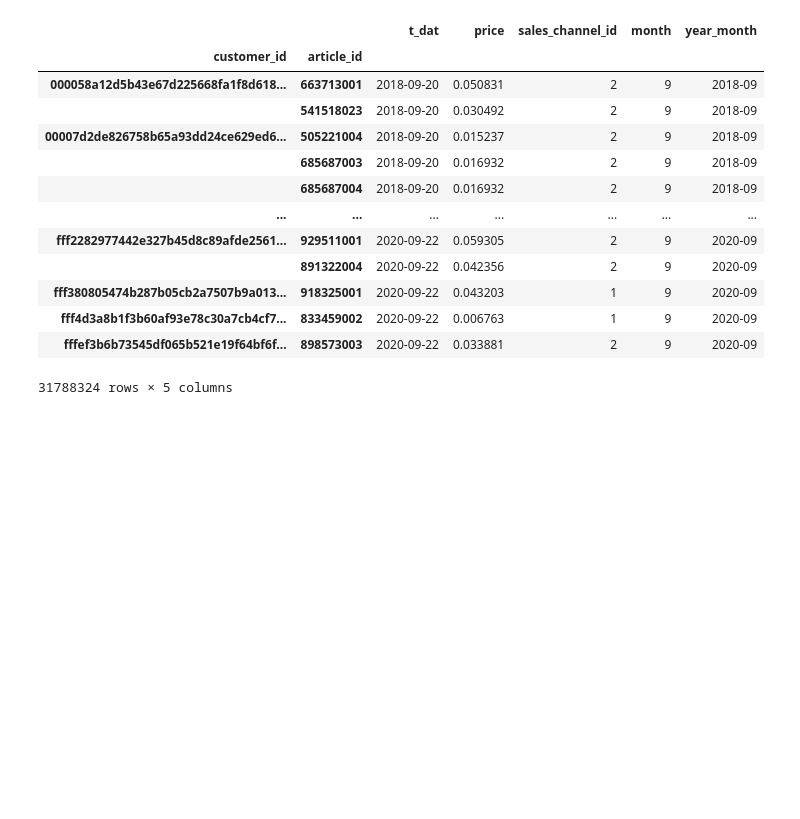
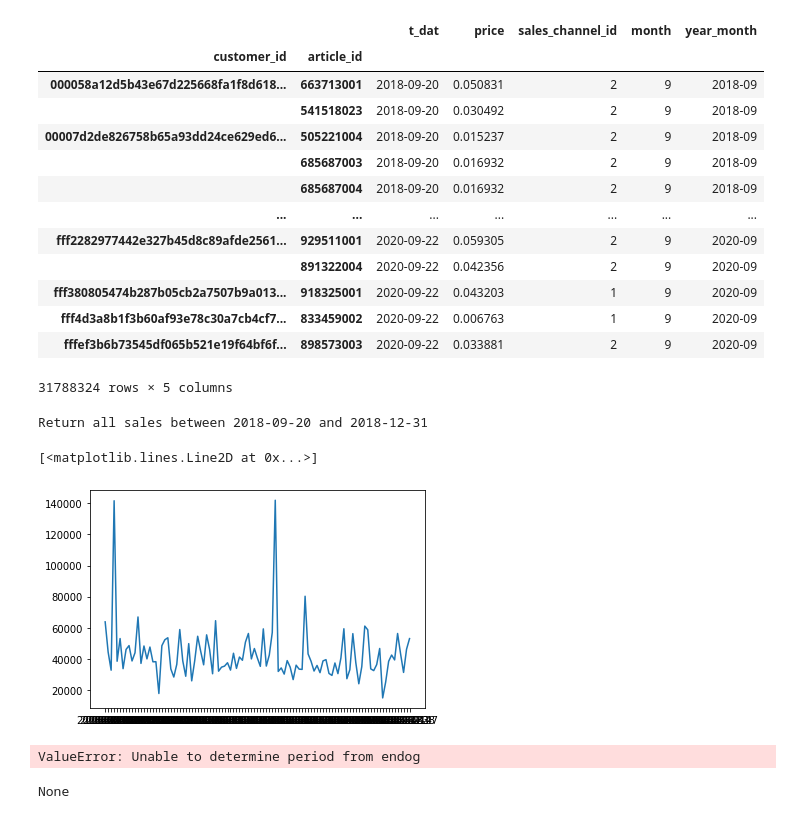
Before and after one commit to owl2/kaggle, a Jupyter notebook: hm/exploration.ipynb, the cells around one changed output. Saved outputs shown, nothing was run; the diff lists cells and outputs as text; code cells hidden in the pictures; blank space fills up the shorter version.

Commit message:
feat Some Spark tests

```diff
--- a/hm/exploration.ipynb
+++ b/hm/exploration.ipynb
@@ -267,3 +267,41 @@ transaction_train_df
 | fff4d3a8b1f3b60af93e78c30a7cb4cf7... | 833459002 | 2020-09-22 | 0.006763 | 1 | 9 | 2020-09 |
 | fffef3b6b73545df065b521e19f64bf6f... | 898573003 | 2020-09-22 | 0.033881 | 2 | 9 | 2020-09 |
 31788324 rows × 5 columns
+# %%
+from preparation.utils import spark_daily_sales
+
+
+df = spark_daily_sales(begin='2018-09-20', end='2018-12-31')
+df["t_dat"] = pd.to_datetime(df["t_dat"], format="%Y-%m-%d")
+# %% [output]
+Return all sales between 2018-09-20 and 2018-12-31
+# %%
+pyplot.plot(df["t_dat"], df["count"])
+# %% [output]
+[<matplotlib.lines.Line2D at 0x...>]
+[figure, added]
+# %%
+import matplotlib.pyplot as plt
+from statsmodels.tsa.arima.model import ARIMA
+from statsmodels.tsa.forecasting.stl import STLForecast
+
+df= df.set_index("t_dat")
+df.index.freq = df.index.inferred_freq
+#df = df.set_index("t_dat")
+
+stlf = STLForecast(df["count"], ARIMA, model_kwargs=dict(order=(1, 1, 1), trend="t"))
+stlf_res = stlf.fit()
+
+forecast = stlf_res.forecast(90)
+plt.figure(figsize=[20, 10])
+plt.plot(sales_year, label="sales_year")
+plt.plot(forecast, label="forecast")
+plt.plot(test, label="test")
+plt.legend()
+plt.show()
+# %% [output]
+ValueError: Unable to determine period from endog
+# %%
+print(df.index.inferred_freq)
+# %% [output]
+None
```
Also changed, not shown: 6 other files.
